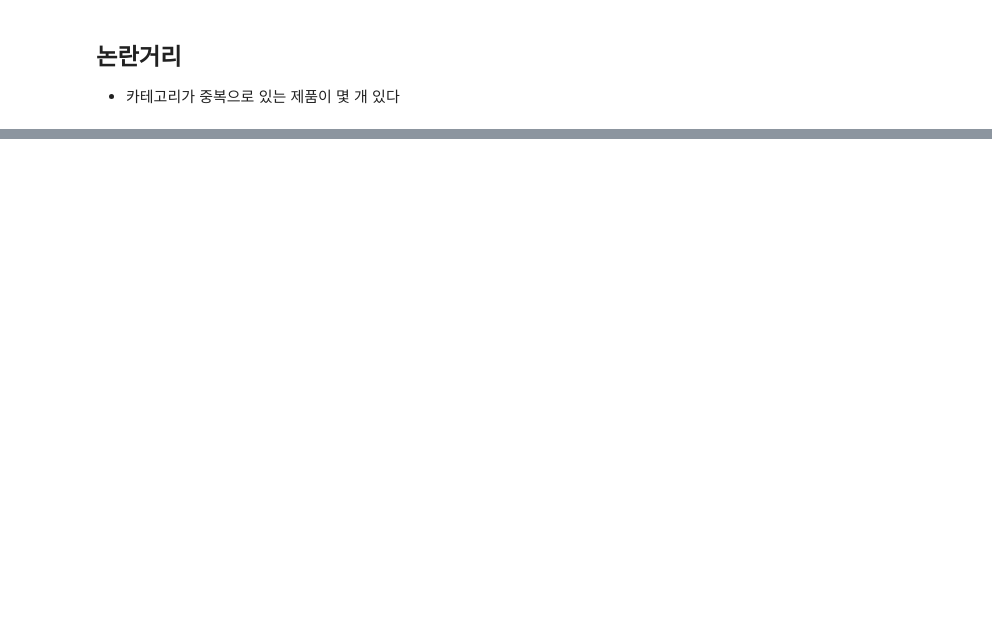
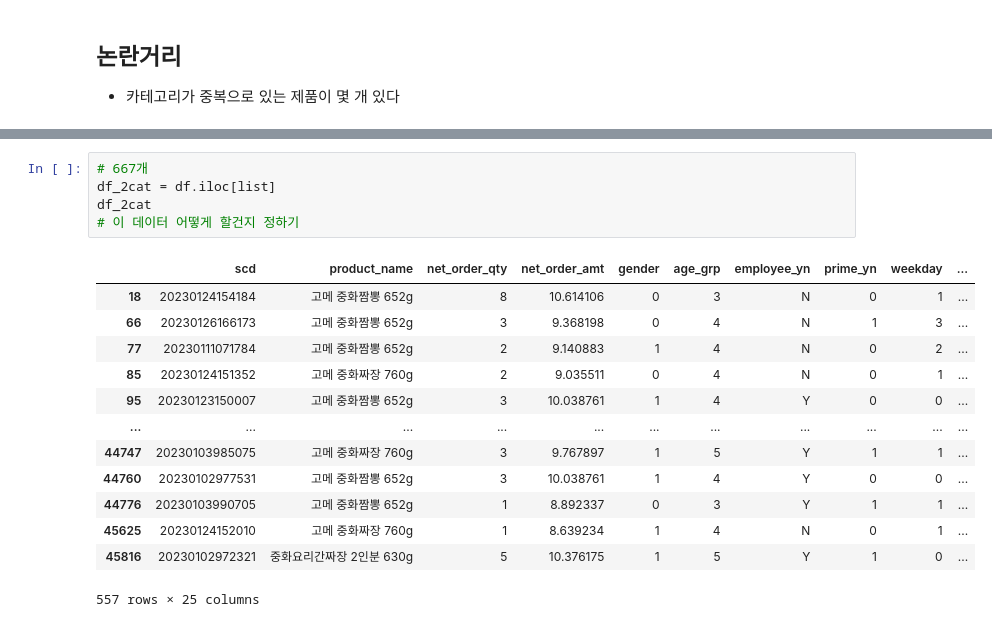
Before and after one commit to yerinsally/2023_BDAcontest_team, a Jupyter notebook: 공모전 전처리_1차.ipynb, the cells around one changed output, grey strips where cells are left out. Cells and saved outputs as stored; diff of their text form; blank space fills up the shorter version.

```diff
--- a/공모전 전처리_1차.ipynb
+++ b/공모전 전처리_1차.ipynb
@@ -1500,0 +1443,19 @@ To https://github.com/ShineHop/BDA_CJTheMarket.git
+# %%
+# 667개
+df_2cat = df.iloc[list]
+df_2cat
+# 이 데이터 어떻게 할건지 정하기
+# %% [output]
+|  | scd | product_name | net_order_qty | net_order_amt | gender | age_grp | employee_yn | prime_yn | weekday | ... |
+| 18 | 20230124154184 | 고메 중화짬뽕 652g | 8 | 10.614106 | 0 | 3 | N | 0 | 1 | ... |
+| 66 | 20230126166173 | 고메 중화짬뽕 652g | 3 | 9.368198 | 0 | 4 | N | 1 | 3 | ... |
+| 77 | 20230111071784 | 고메 중화짬뽕 652g | 2 | 9.140883 | 1 | 4 | N | 0 | 2 | ... |
+| 85 | 20230124151352 | 고메 중화짜장 760g | 2 | 9.035511 | 0 | 4 | N | 0 | 1 | ... |
+| 95 | 20230123150007 | 고메 중화짬뽕 652g | 3 | 10.038761 | 1 | 4 | Y | 0 | 0 | ... |
+| ... | ... | ... | ... | ... | ... | ... | ... | ... | ... | ... |
+| 44747 | 20230103985075 | 고메 중화짜장 760g | 3 | 9.767897 | 1 | 5 | Y | 1 | 1 | ... |
+| 44760 | 20230102977531 | 고메 중화짬뽕 652g | 3 | 10.038761 | 1 | 4 | Y | 0 | 0 | ... |
+| 44776 | 20230103990705 | 고메 중화짬뽕 652g | 1 | 8.892337 | 0 | 3 | Y | 1 | 1 | ... |
+| 45625 | 20230124152010 | 고메 중화짜장 760g | 1 | 8.639234 | 1 | 4 | N | 0 | 1 | ... |
+| 45816 | 20230102972321 | 중화요리간짜장 2인분 630g | 5 | 10.376175 | 1 | 5 | Y | 1 | 0 | ... |
+557 rows × 25 columns
```
Also changed, not shown: parts of 134 cells of this notebook.
